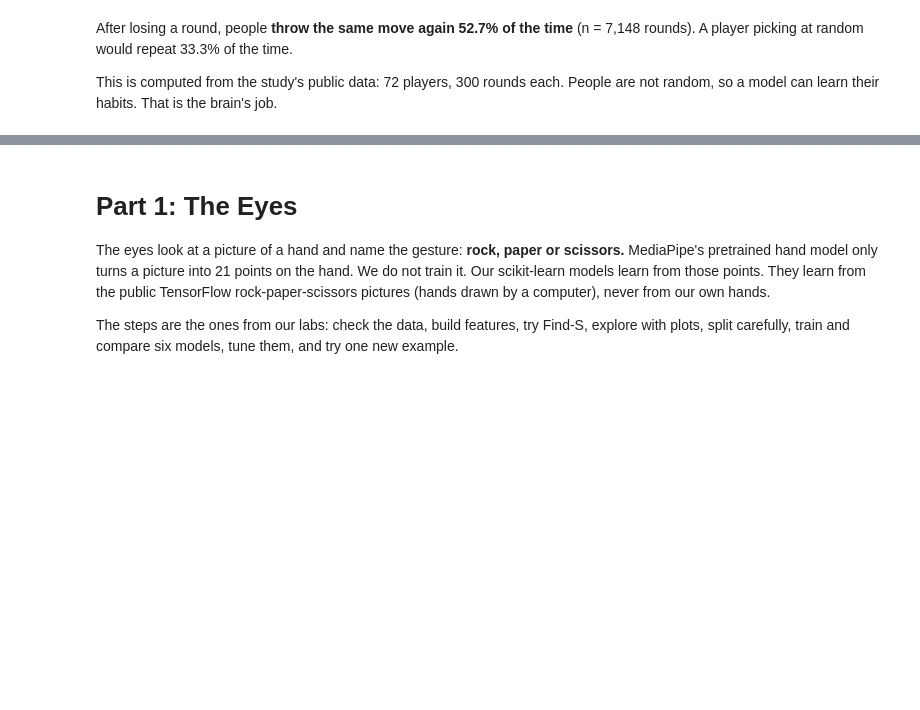
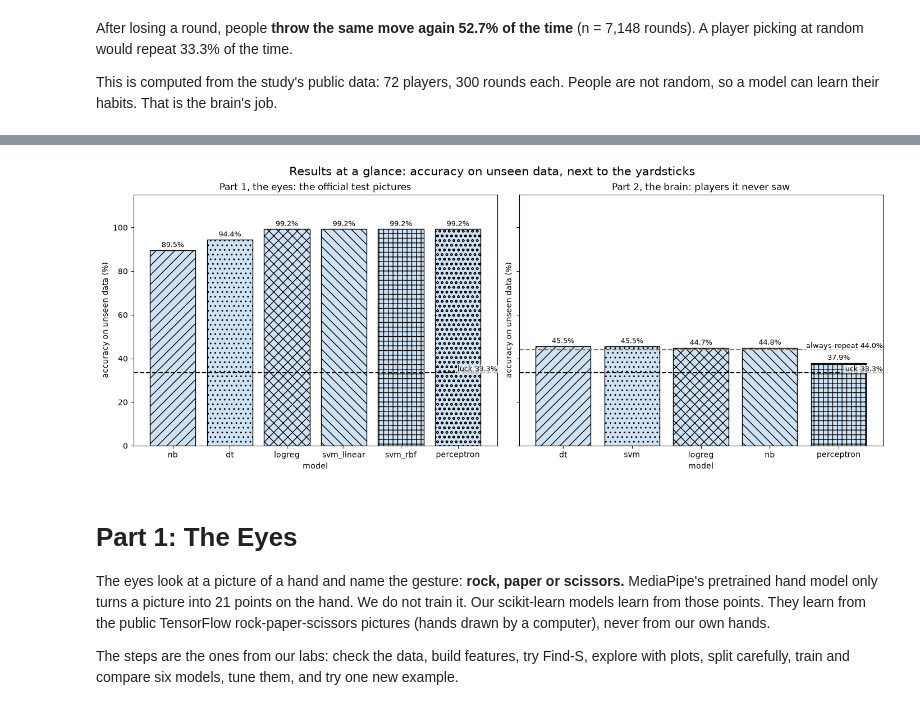
Before and after one commit to Krishpotanwar/mind-reader, a Jupyter notebook: notebook/MindReader.ipynb, the cells around one changed output, grey strips where cells are left out. Drawn from its saved outputs; the diff is of its cells as text; code cells hidden in the pictures; blank space fills up the shorter version.

```diff
--- a/notebook/MindReader.ipynb
+++ b/notebook/MindReader.ipynb
@@ -83,3 +88,14 @@ This is computed from the study's public data: 72 players, 300 rounds each. Peop
+# %%
+from mindreader.plots import glance_figure
+
+if os.path.exists("notebook/metrics_snapshot.json"):
+    with open("notebook/metrics_snapshot.json") as snapshot_file:
+        fig = glance_figure(json.load(snapshot_file))
+    plt.show()
+else:
+    print("No saved results yet: run the whole notebook once, then this picture appears here.")
+# %% [output]
+[figure, added]
 # %% [markdown]
 # Part 1: The Eyes
 
```
Also changed, not shown: parts of 16 cells of this notebook, 16 other files.
